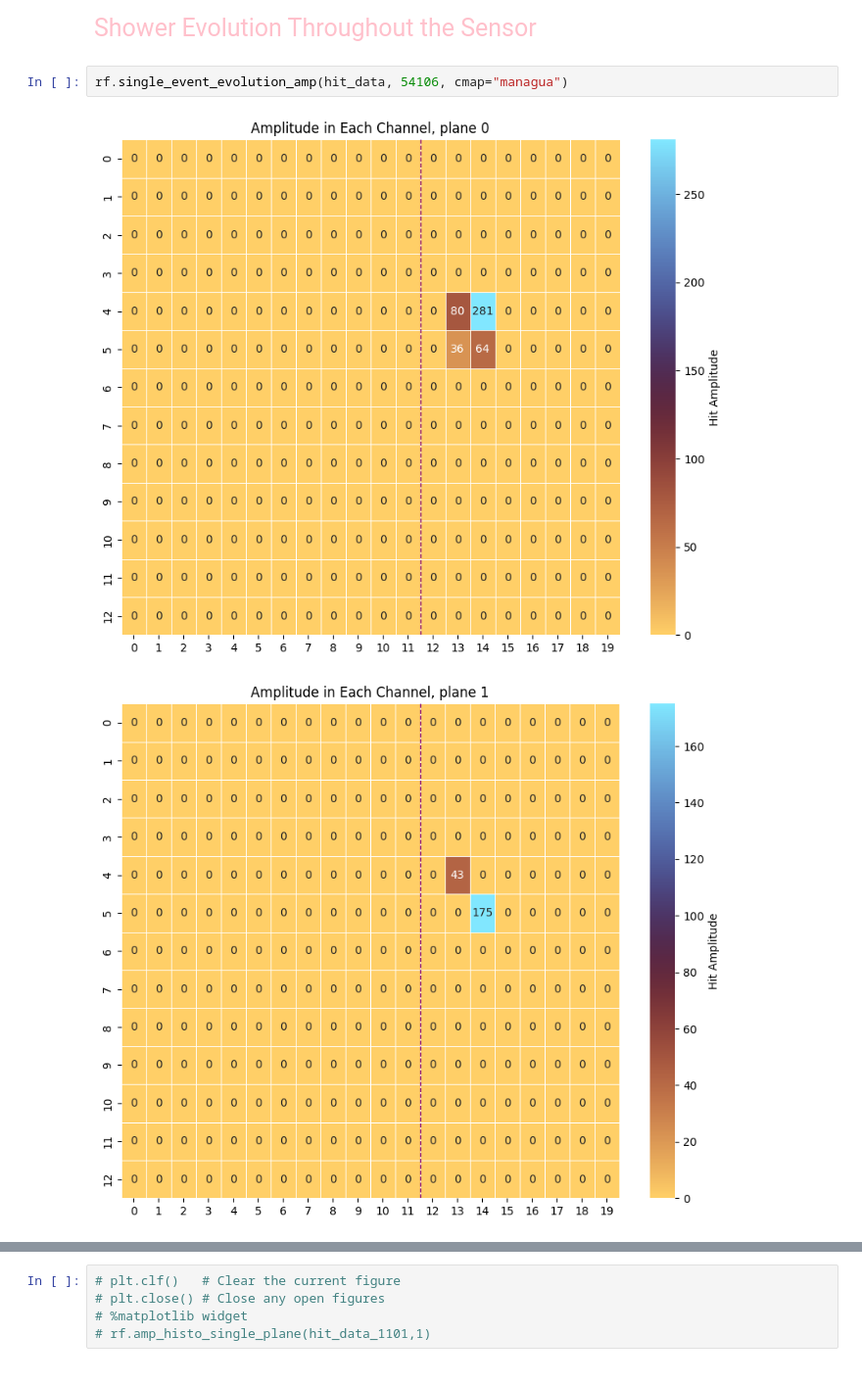
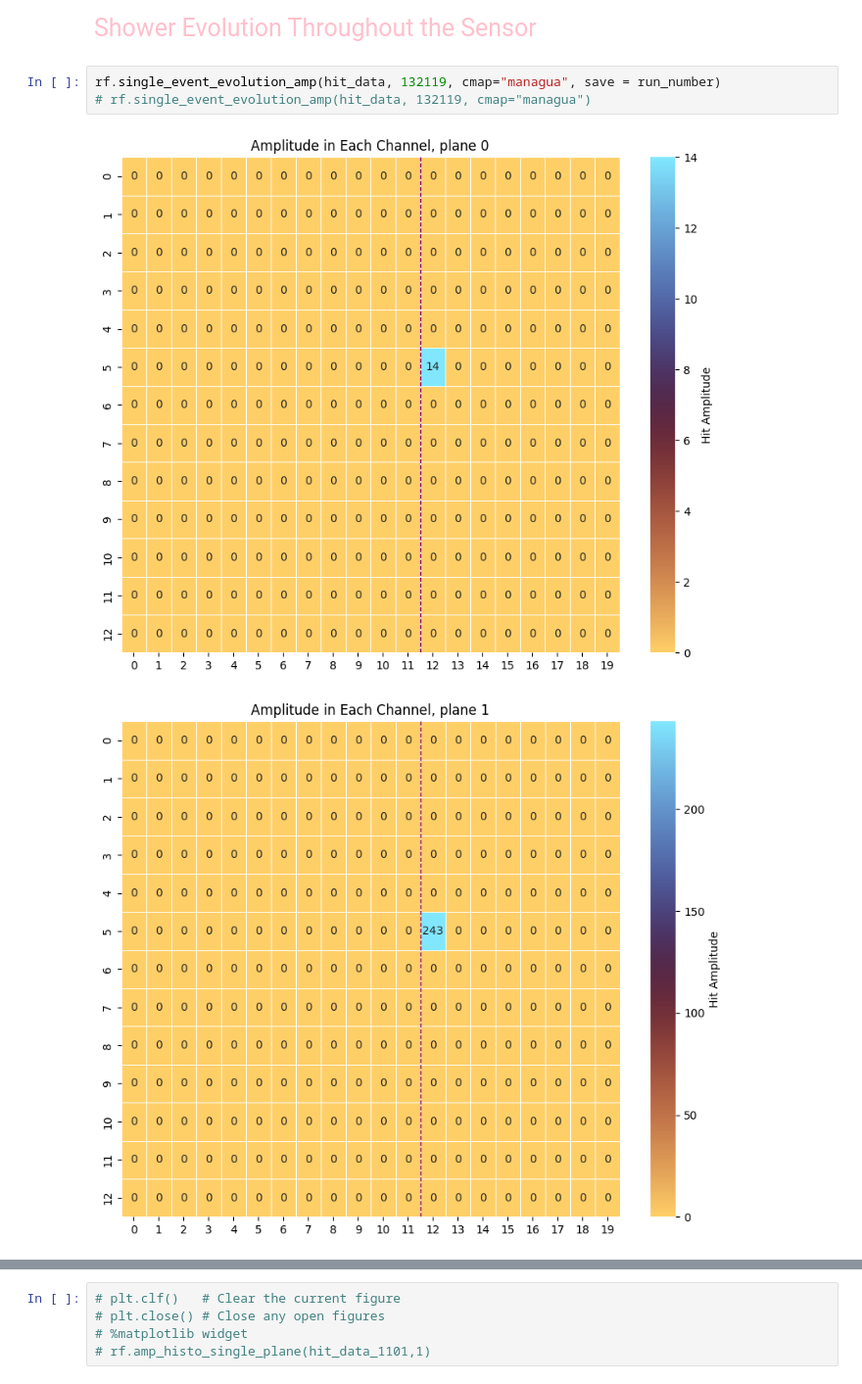
Before and after one commit to Ben-David-Ben/F-Cal-TB-Project, a Jupyter notebook: TB2025_Gap_1063.ipynb, the cells around one changed output, grey strips where cells are left out. Shown at 98% size. Cells and saved outputs as stored; diff of their text form.

```diff
--- a/TB2025_Gap_1063.ipynb
+++ b/TB2025_Gap_1063.ipynb
@@ -33,7 +35,8 @@ rf.hits_amount_colormap_single_plane(hit_data, 0)
 
 Shower Evolution Throughout the Sensor
 # %%
-rf.single_event_evolution_amp(hit_data, 54106, cmap="managua")
+rf.single_event_evolution_amp(hit_data, 132119, cmap="managua", save = run_number)
+# rf.single_event_evolution_amp(hit_data, 132119, cmap="managua")
 # %% [output]
-[figure, old version]
+[figure, new version]
-[figure, old version]
+[figure, new version]
```
Also changed, not shown: parts of 2 cells of this notebook, 4 other files.
